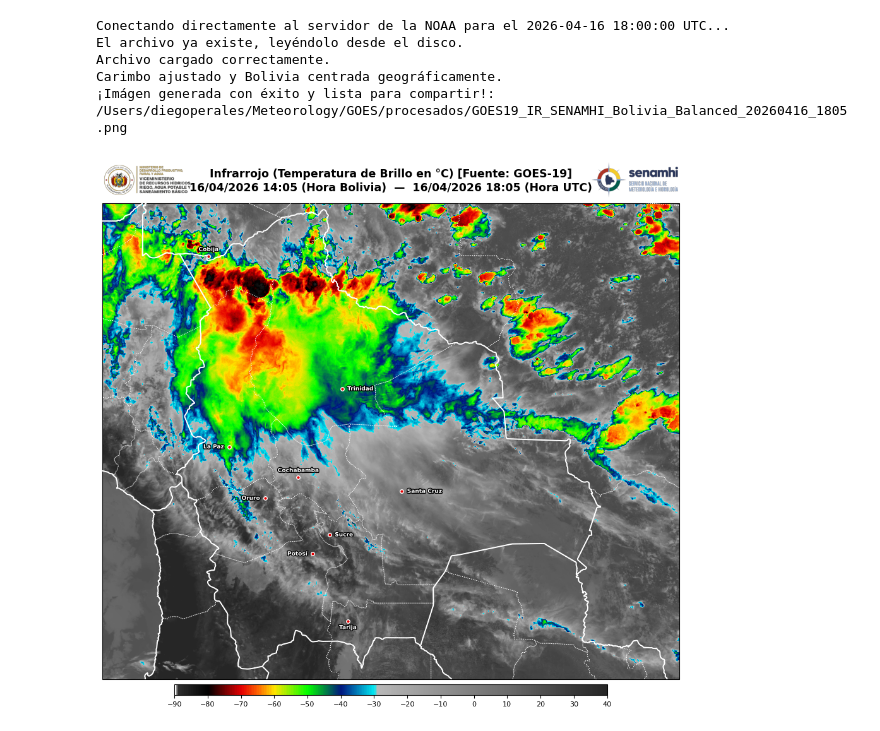
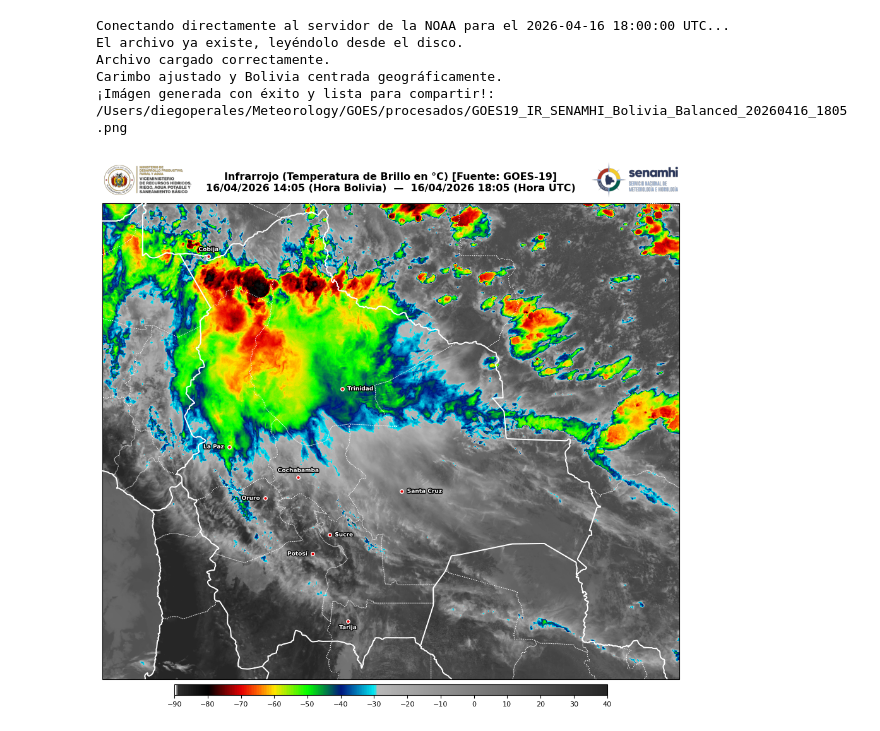
Before and after one commit to diegomapper/goes_env, a Jupyter notebook: Scripts/01_goes19_infrarrojo.ipynb, the cells around one changed output. Drawn from its saved outputs; the diff is of its cells as text; code cells hidden in the pictures.

```diff
--- a/Scripts/01_goes19_infrarrojo.ipynb
+++ b/Scripts/01_goes19_infrarrojo.ipynb
@@ -185,7 +185,7 @@ string_bot = fecha_bot.strftime('%d/%m/%Y %H:%M (Hora Bolivia)')
 
 # --- CAPA 5: TÍTULO ---
 ax.set_title(f"Infrarrojo (Temperatura de Brillo en °C) [Fuente: GOES-19]\n{string_bot}  —  {string_utc}",
-             fontsize=12.5, fontweight='bold', pad=14, loc='center', linespacing=1.3)
+             fontsize=11.5, fontweight='bold', pad=14, loc='center', linespacing=1.3)
 
 # --- CAPA 6: BARRA DE COLORES DE REFERENCIA ---
 # 1. Generamos el colorbar vinculándolo al mapa para mantener el efecto sin bordes
@@ -221,31 +221,31 @@ try:
 
     if os.path.exists(img_ministerio_path) and os.path.exists(img_senamhi_path):
         logo_ministerio = mpimg.imread(img_ministerio_path)
         logo_senamhi = mpimg.imread(img_senamhi_path)
 
         pos_mapa = ax.get_position()
 
         ax_logo_min = fig.add_axes([pos_mapa.x0, pos_mapa.y1 + 0.005, 0.14, 0.07])
         ax_logo_min.imshow(logo_ministerio)
         ax_logo_min.axis('off')
 
         ax_logo_sen = fig.add_axes([pos_mapa.x1 - 0.14, pos_mapa.y1 + 0.005, 0.14, 0.07])
         ax_logo_sen.imshow(logo_senamhi)
         ax_logo_sen.axis('off')
         print("Carimbo ajustado y Bolivia centrada geográficamente.")
 except Exception as e:
     print(f"Alerta con logos: {e}")
 
 # Guardado
 output_name = f"{OUTPUTS}/GOES19_IR_SENAMHI_Bolivia_Balanced_{fecha_utc.strftime('%Y%m%d_%H%M')}.png"
 plt.savefig(output_name, dpi=200, bbox_inches='tight', pad_inches=0.03)
 print(f"¡Imágen generada con éxito y lista para compartir!: {output_name}")
 
 plt.show()
 # %% [output]
 Conectando directamente al servidor de la NOAA para el 2026-04-16 18:00:00 UTC...
 El archivo ya existe, leyéndolo desde el disco.
 Archivo cargado correctamente.
 Carimbo ajustado y Bolivia centrada geográficamente.
 ¡Imágen generada con éxito y lista para compartir!: /Users/diegoperales/Meteorology/GOES/procesados/GOES19_IR_SENAMHI_Bolivia_Balanced_20260416_1805.png
-[figure, old version]
+[figure, new version]
```
Also changed, not shown: 2 other files.
